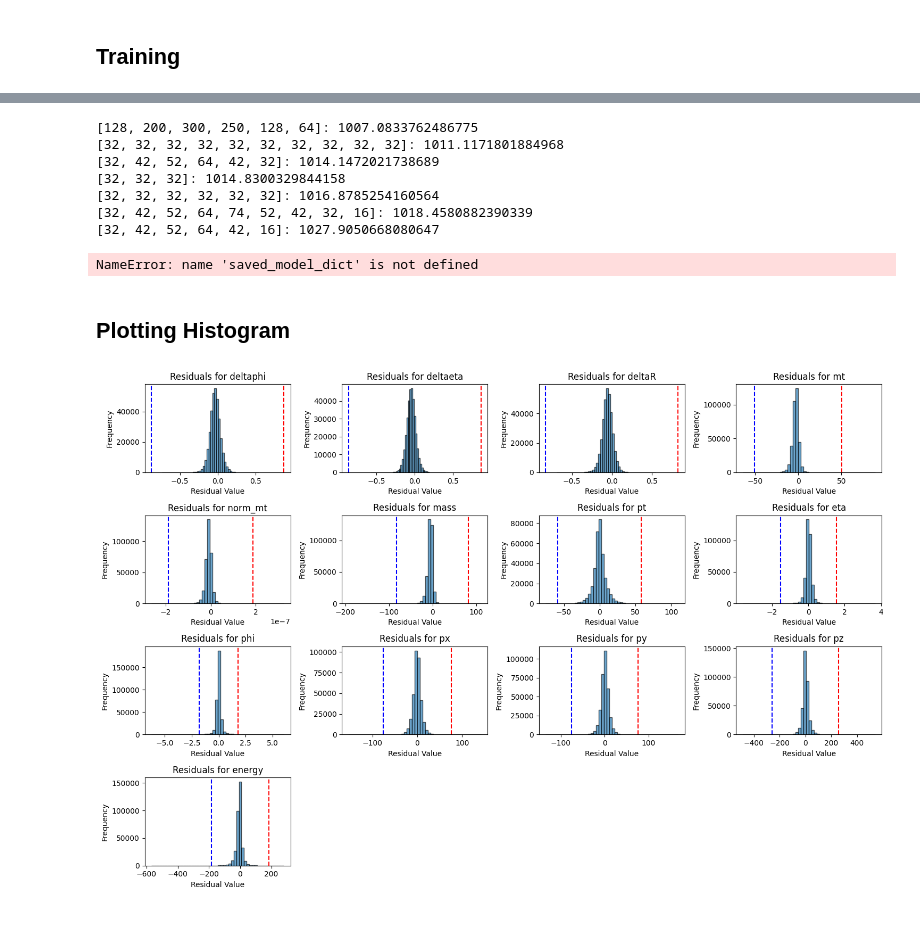
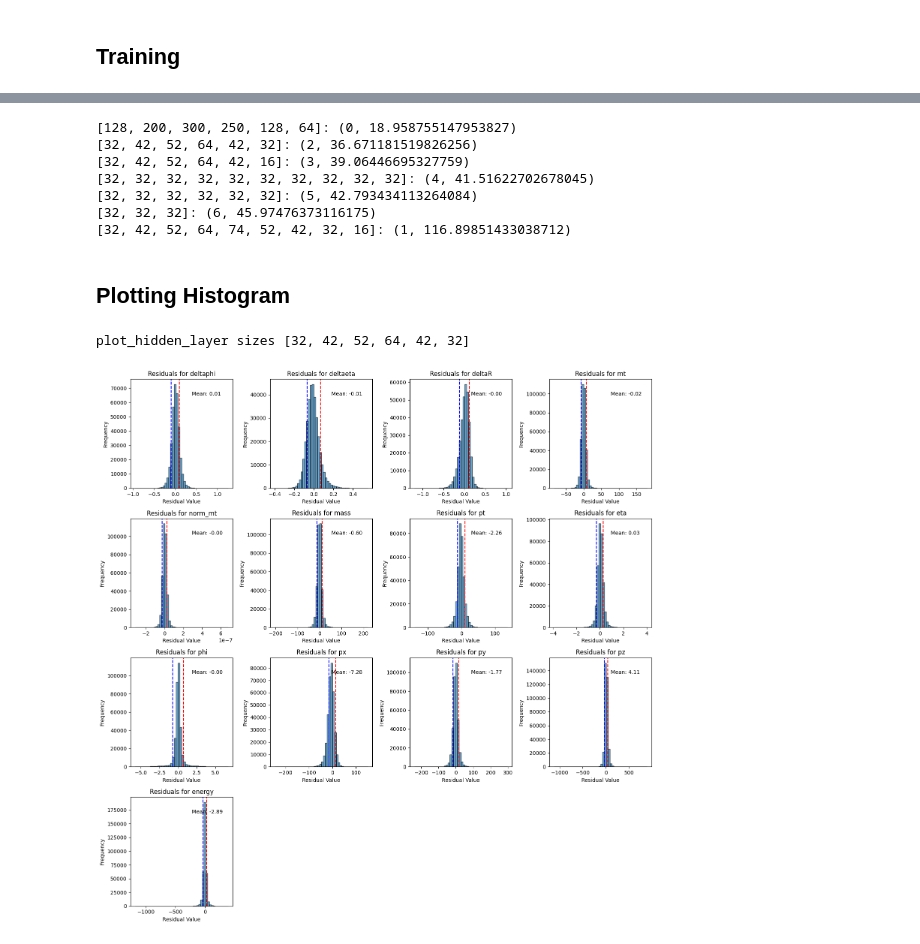
Before and after one commit to DimaPdemler/HNLclassifier, a Jupyter notebook: fnn_FeatureRegression/fnn_multiplemodels.ipynb, the cells around one changed output, grey strips where cells are left out. Saved outputs shown, nothing was run; the diff lists cells and outputs as text; code cells hidden in the pictures.

```diff
--- a/fnn_FeatureRegression/fnn_multiplemodels.ipynb
+++ b/fnn_FeatureRegression/fnn_multiplemodels.ipynb
@@ -267,10 +257,6 @@ CustomKinematicNet(
 # %% [markdown]
 ## Training ##
 # %%
-import torch
-import torch.nn as nn
-import numpy as np
-
 def train_one_epoch(model, train_data_list, train_labels_list, optimizer, loss_fn, device):
     model.train()
     total_train_loss = 0
@@ -289,6 +275,7 @@ def train_one_epoch(model, train_data_list, train_labels_list, optimizer, loss_f
 
     avg_train_loss = total_train_loss / len(train_data_list)
     return avg_train_loss
+
 
 def validate_model(model, val_data_list, val_labels_list, loss_fn, device):
     model.eval()
@@ -326,6 +313,7 @@ def main_training_loop(model, num_epochs, train_data_list, train_labels_list, va
     epochs_no_improve = 0
     min_val_loss = np.Inf
 
+
     for epoch in range(num_epochs):
         train_loss = train_one_epoch(model, train_data_list, train_labels_list, optimizer, loss_fn, device)
         val_loss = validate_model(model, val_data_list, val_labels_list, loss_fn, device)
@@ -338,11 +326,11 @@ def main_training_loop(model, num_epochs, train_data_list, train_labels_list, va
         else:
             epochs_no_improve += 1
             if epochs_no_improve == early_stop_patience:
-                print('Early stopping!')
+                # print('Early stopping!')
                 return saved_model
-        if (epoch +1) % 50 == 0:
-            test_loss = test_model(model, test_data_list, test_labels_list, loss_fn, device)
-            print(f"Epoch [{epoch + 1}/{num_epochs}], Train Loss: {train_loss*1000:.4f}, Val Loss: {val_loss*1000:.4f}, Test Loss: {test_loss*1000:.4f}")
+        # if (epoch +1) % 50 == 0:
+        #     test_loss = test_model(model, test_data_list, test_labels_list, loss_fn, device)
+        #     print(f"Epoch [{epoch + 1}/{num_epochs}], Train Loss: {train_loss*1000:.4f}, Val Loss: {val_loss*1000:.4f}, Test Loss: {test_loss*1000:.4f}")
 
         # print(f"Epoch [{epoch + 1}/{num_epochs}], Train Loss: {train_loss*100:.4f}, Val Loss: {val_loss*100:.4f}")
 # %%
@@ -376,45 +368,37 @@ for i, hidden_layer in enumerate(hidden_layers_list):
     saved_model.to(device)
 
     test_loss = test_model(saved_model, test_data_list, test_labels_list, loss_fn, device)
-    losses_dict[str(hidden_layer)] = test_loss*1000
+    losses_dict[str(hidden_layer)] = (i,test_loss*1000)
 
-sorted_losses_dict = dict(sorted(losses_dict.items(), key=lambda item: item[1], reverse=False))
+sorted_losses_dict = dict(sorted(losses_dict.items(), key=lambda item: item[1][1], reverse=False))
 
 for key, value in sorted_losses_dict.items():
     print(f"{key}: {value}")
 # %% [output]
-[128, 200, 300, 250, 128, 64]: 1007.0833762486775
-[32, 32, 32, 32, 32, 32, 32, 32, 32, 32]: 1011.1171801884968
-[32, 42, 52, 64, 42, 32]: 1014.1472021738689
-[32, 32, 32]: 1014.8300329844158
-[32, 32, 32, 32, 32, 32]: 1016.8785254160564
-[32, 42, 52, 64, 74, 52, 42, 32, 16]: 1018.4580882390339
-[32, 42, 52, 64, 42, 16]: 1027.9050668080647
+[128, 200, 300, 250, 128, 64]: (0, 18.958755147953827)
+[32, 42, 52, 64, 42, 32]: (2, 36.671181519826256)
+[32, 42, 52, 64, 42, 16]: (3, 39.06446695327759)
+[32, 32, 32, 32, 32, 32, 32, 32, 32, 32]: (4, 41.51622702678045)
+[32, 32, 32, 32, 32, 32]: (5, 42.793434113264084)
+[32, 32, 32]: (6, 45.97476373116175)
+[32, 42, 52, 64, 74, 52, 42, 32, 16]: (1, 116.89851433038712)
-# %%
-# saved_model = KinematicNet(lenoutput)
-saved_model = CustomKinematicNet(input_size=10, hidden_layers=hidden_layer_sizes, lenoutput=lenoutput, activation_fn=F.relu)
-saved_model.load_state_dict(saved_model_dict)
-saved_model.to(device)
-
-
-test_loss = test_model(saved_model, test_data_list, test_labels_list, loss_fn, device)
-print("Test loss of saved model: ", test_loss*1000)
-# %% [output]
-NameError: name 'saved_model_dict' is not defined
 # %% [markdown]
 ## Plotting Histogram ##
 # %%
 # saved_model = KinematicNet(lenoutput)
-saved_model = CustomKinematicNet(input_size=10, hidden_layers=hidden_layer_sizes, lenoutput=lenoutput, activation_fn=F.relu)
-saved_model.load_state_dict(saved_model_dict)
+model_loc=2
+plot_hidden_layer = hidden_layers_list[model_loc]
+print('plot_hidden_layer sizes', plot_hidden_layer)
+saved_model = CustomKinematicNet(input_size=10, hidden_layers=plot_hidden_layer, lenoutput=lenoutput, activation_fn=F.relu)
+saved_model.load_state_dict(saved_models[model_loc])
 saved_model.to(device)
 saved_model.eval()
 # ['deltaphi_12', 'deltaeta_12', 'deltaR_12', 'mt_12', 'norm_mt_12']
 out_feats=['deltaphi', 'deltaeta', 'deltaR', 'mt', 'norm_mt', 'mass', 'pt', 'eta' , 'phi',  'px', 'py', 'pz', 'energy']
 num_features = n_l_output.shape[2]
 residuals = [[] for _ in range(num_features)]
+label_values = [[] for _ in range(num_features)]
 
-label_values = [[] for _ in range(num_features)]
 
 
 with torch.no_grad():
@@ -428,36 +412,44 @@ with torch.no_grad():
 
         residuals_pair = y_pred_inverted - test_label_inverted
 
         for i in range(num_features):
             residuals[i].extend(residuals_pair[:, i])
             label_values[i].extend(test_label_inverted[:, i])
 
 
 residuals = [np.array(res_list) for res_list in residuals]  # Convert lists of arrays to arrays
 
-std_devs = [np.std(label_set) for label_set in label_values]
+residual_std_devs = [np.std(res) for res in residuals]
+residual_means = [np.mean(res) for res in residuals]
+
 
 # print('std_devs length', len(std_devs))
 
 num_rows = 4
 num_cols = 4
 
-fig, axes = plt.subplots(nrows=num_rows, ncols=num_cols, figsize=(15, 10))
+
+fig, axes = plt.subplots(nrows=num_rows, ncols=num_cols, figsize=(15, 15))
 flat_axes = axes.flatten()
 
 for i, ax in enumerate(flat_axes[:num_features]):
     ax.hist(residuals[i], bins=50, edgecolor='k', alpha=0.65)
-    ax.axvline(x=std_devs[i], color='r', linestyle='--', label=f'+1 std (value: {std_devs[i]:.2f})')
-    ax.axvline(x=-std_devs[i], color='b', linestyle='--', label=f'-1 std (value: {-std_devs[i]:.2f})')
+    ax.axvline(x=residual_std_devs[i], color='r', linestyle='--', label=f'+1 std (value: {residual_std_devs[i]:.2f})')
+    ax.axvline(x=-residual_std_devs[i], color='b', linestyle='--', label=f'-1 std (value: {-residual_std_devs[i]:.2f})')
     ax.set_title(f'Residuals for {out_feats[i]}')
     ax.set_xlabel('Residual Value')
     ax.set_ylabel('Frequency')
-    # ax.legend()
+
+    # Display the mean value on the plot
+    mean_text = f"Mean: {residual_means[i]:.2f}"
+    ax.text(0.6, 0.85, mean_text, transform=ax.transAxes)  # Adjust position as needed
+
 
 for ax in flat_axes[num_features:]:
     ax.axis('off')
 
 plt.tight_layout()
 plt.show()
 # %% [output]
+plot_hidden_layer sizes [32, 42, 52, 64, 42, 32]
-[figure, old version]
+[figure, new version]
```
Also changed, not shown: parts of 5 cells of this notebook, 1 other file.
